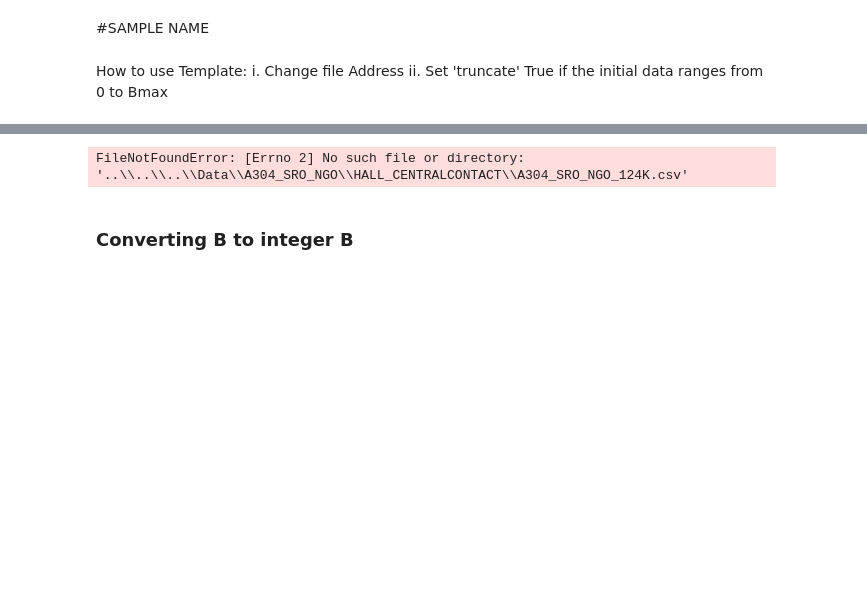
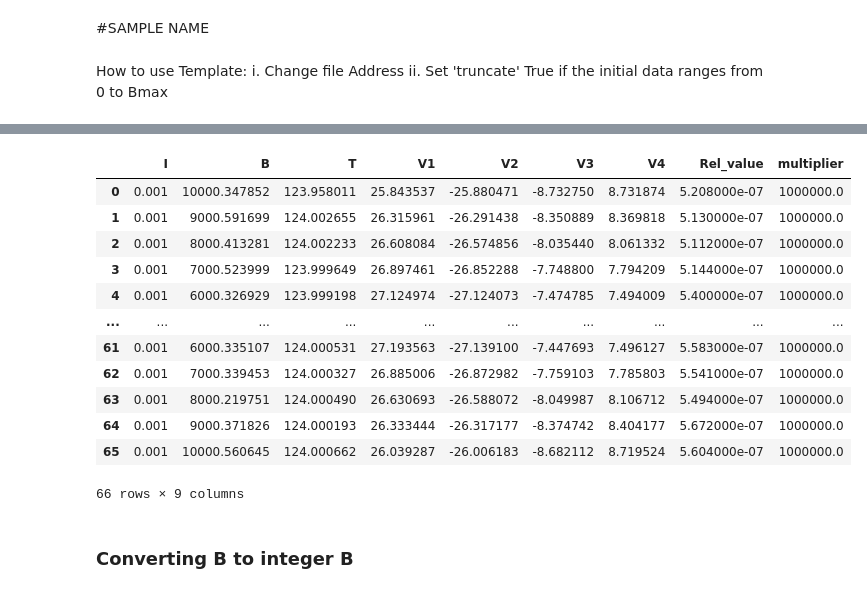
Before and after one commit to luckyIITR/PPMS, a Jupyter notebook: Plots/A304_SRO_NGO/HALL_CENTRALCONTACT/Hall_General_Template.ipynb, the cells around one changed output, grey strips where cells are left out. Saved outputs shown, nothing was run; the diff lists cells and outputs as text; code cells hidden in the pictures; blank space fills up the shorter version.

Commit message:
update data

```diff
--- a/Plots/A304_SRO_NGO/HALL_CENTRALCONTACT/Hall_General_Template.ipynb
+++ b/Plots/A304_SRO_NGO/HALL_CENTRALCONTACT/Hall_General_Template.ipynb
@@ -14,12 +14,24 @@ import math
 import os
 # %%
 truncate = True # True it contains data from O to Bmax
-path = r"..\..\..\Data\A304_SRO_NGO\HALL_CENTRALCONTACT"
+path = r"..\..\..\Data\A304\A304_Hall_center_contact"
 filename = 'A304_SRO_NGO_124K.csv'
 df = pd.read_csv(os.path.join(path, filename), names=["I", "B","T", "V1", "V2", "V3", "V4",'Rel_value','multiplier'])
 df
 # %% [output]
+|  | I | B | T | V1 | V2 | V3 | V4 | Rel_value | multiplier |
+| 0 | 0.001 | 10000.347852 | 123.958011 | 25.843537 | -25.880471 | -8.732750 | 8.731874 | 5.208000e-07 | 1000000.0 |
+| 1 | 0.001 | 9000.591699 | 124.002655 | 26.315961 | -26.291438 | -8.350889 | 8.369818 | 5.130000e-07 | 1000000.0 |
+| 2 | 0.001 | 8000.413281 | 124.002233 | 26.608084 | -26.574856 | -8.035440 | 8.061332 | 5.112000e-07 | 1000000.0 |
+| 3 | 0.001 | 7000.523999 | 123.999649 | 26.897461 | -26.852288 | -7.748800 | 7.794209 | 5.144000e-07 | 1000000.0 |
+| 4 | 0.001 | 6000.326929 | 123.999198 | 27.124974 | -27.124073 | -7.474785 | 7.494009 | 5.400000e-07 | 1000000.0 |
+| ... | ... | ... | ... | ... | ... | ... | ... | ... | ... |
+| 61 | 0.001 | 6000.335107 | 124.000531 | 27.193563 | -27.139100 | -7.447693 | 7.496127 | 5.583000e-07 | 1000000.0 |
+| 62 | 0.001 | 7000.339453 | 124.000327 | 26.885006 | -26.872982 | -7.759103 | 7.785803 | 5.541000e-07 | 1000000.0 |
+| 63 | 0.001 | 8000.219751 | 124.000490 | 26.630693 | -26.588072 | -8.049987 | 8.106712 | 5.494000e-07 | 1000000.0 |
+| 64 | 0.001 | 9000.371826 | 124.000193 | 26.333444 | -26.317177 | -8.374742 | 8.404177 | 5.672000e-07 | 1000000.0 |
+| 65 | 0.001 | 10000.560645 | 124.000662 | 26.039287 | -26.006183 | -8.682112 | 8.719524 | 5.604000e-07 | 1000000.0 |
-FileNotFoundError: [Errno 2] No such file or directory: '..\\..\\..\\Data\\A304_SRO_NGO\\HALL_CENTRALCONTACT\\A304_SRO_NGO_124K.csv'
+66 rows × 9 columns
 # %% [markdown]
 ### Converting B to integer B
 # %%
```
Also changed, not shown: parts of 16 cells of this notebook, 9 other files.
